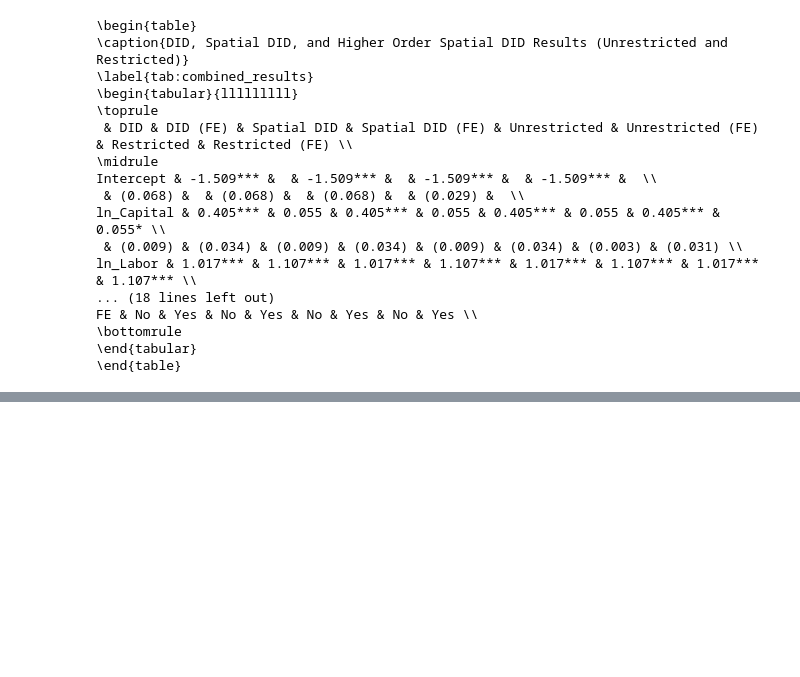
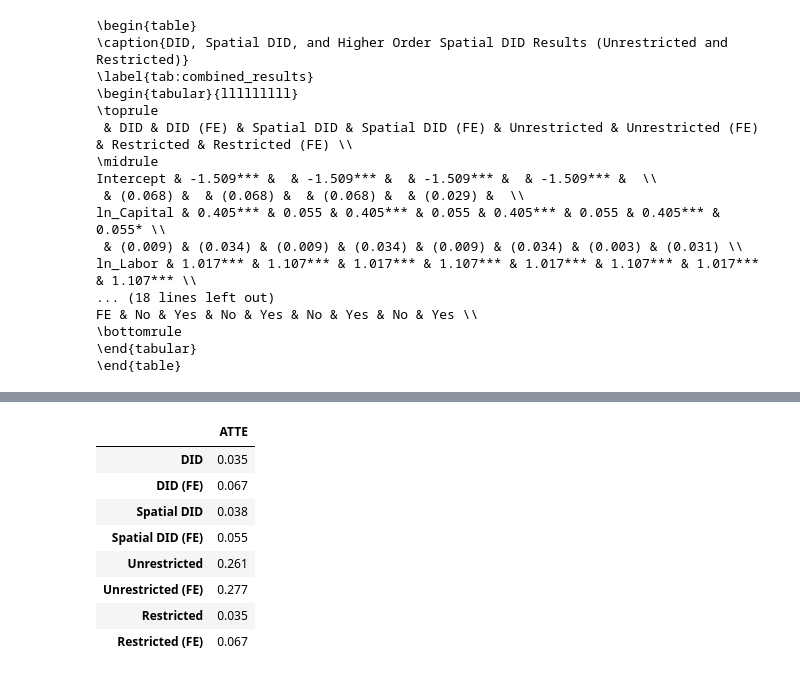
Before and after one commit to Nick-Pupkin/Master_Thesis, a Jupyter notebook: Event_studies_models_collab_github.ipynb, the cells around one changed output, grey strips where cells are left out. Cells and saved outputs as stored; diff of their text form; code cells hidden in the pictures; blank space fills up the shorter version.

```diff
--- a/Event_studies_models_collab_github.ipynb
+++ b/Event_studies_models_collab_github.ipynb
@@ -1960,0 +1960,91 @@ display(atte_df)
+# %%
+# === ATTE (total effect) – separate chunk ===
+
+# 0) Turn dense-subset W_NT_sub into a sparse adjacency
+W_sparse = csr_matrix(W_NT_sub)   # shape (n_obs, n_obs), entries 0/1
+
+# 1) Figure out how many spatial‐lags OLS actually estimated
+w_keys       = [k for k in hdid_model.params.index if k.startswith("W_D")]
+orders_unres = []
+for k in w_keys:
+    if k == "W_D_T":
+        orders_unres.append(1)
+    else:
+        orders_unres.append(int(k.replace("W_D","").replace("_T","")))
+opt_M_unres = max(orders_unres)    # e.g. 3
+
+# 2) NLLS‐chosen optimum (from BIC step)
+opt_M_res  = opt_MR                # e.g. 5
+
+# 3) Compute the *mean number of treated m-step neighbours* for m=1…max_M
+max_M  = max(opt_M_unres, opt_M_res)
+avg_wd = []
+Wm     = W_sparse.copy()
+for m in range(1, max_M+1):
+    if m > 1:
+        # build the binary m-step adjacency: “>0” makes it 0/1
+        Wm = (Wm.dot(W_sparse) > 0).astype(int)
+    wd = Wm.dot(d)    # each entry = # of treated neighbours at distance m
+    avg_wd.append(wd.mean())
+
+# 4) Grab restricted‐NLLS parameters by position
+b3, b4, rho    = params_rest[5], params_rest[6], params_rest[7]
+b3f, b4f, rhof = params_fe[2],   params_fe[3],   params_fe[4]
+
+# 5) Build ATTE safely
+atte = {
+    'DID'               : did_model .params['D:T'],
+    'DID (FE)'          : did_fe_model .params['D_T'],
+
+    'Spatial DID'       : (
+                            sdid_model .params['D:T']
+                          + sdid_model .params['W_D_T'] * avg_wd[0]
+                          ),
+    'Spatial DID (FE)'  : (
+                            sdid_fe_model .params['D_T']
+                          + sdid_fe_model .params['W_D_T'] * avg_wd[0]
+                          ),
+
+    'Unrestricted'      : hdid_model .params['D:T']
+                          + sum(
+                                # for m=1 the key is "W_D_T", else "W_D{m}_T"
+                                (hdid_model.params['W_D_T']
+                                   if m == 1
+                                   else hdid_model.params[f'W_D{m}_T'])
+                                * avg_wd[m-1]
+                                for m in range(1, opt_M_unres+1)
+                              ),
+
+    'Unrestricted (FE)' : hdid_fe_model.params['D_T']
+                          + sum(
+                                (hdid_fe_model.params['W_D_T']
+                                   if m == 1
+                                   else hdid_fe_model.params[f'W_D{m}_T'])
+                                * avg_wd[m-1]
+                                for m in range(1, opt_M_unres+1)
+                              ),
+
+    'Restricted'        : b3
+                          + sum(
+                                b4 * (rho**m) * avg_wd[m-1]
+                                for m in range(1, opt_M_res+1)
+                              ),
+
+    # under two‐way FE, mean(m‐step neighbours) “within” = 0 for each m,
+    # so only the pure b3f term survives
+    'Restricted (FE)'   : b3f
+}
+
+# 6) Tabulate
+atte_df = pd.Series(atte, name="ATTE").to_frame().round(3)
+display(atte_df)
+# %% [output]
+|  | ATTE |
+| DID | 0.035 |
+| DID (FE) | 0.067 |
+| Spatial DID | 0.038 |
+| Spatial DID (FE) | 0.055 |
+| Unrestricted | 0.261 |
+| Unrestricted (FE) | 0.277 |
+| Restricted | 0.035 |
+| Restricted (FE) | 0.067 |
```
Also changed, not shown: parts of 12 cells of this notebook.
